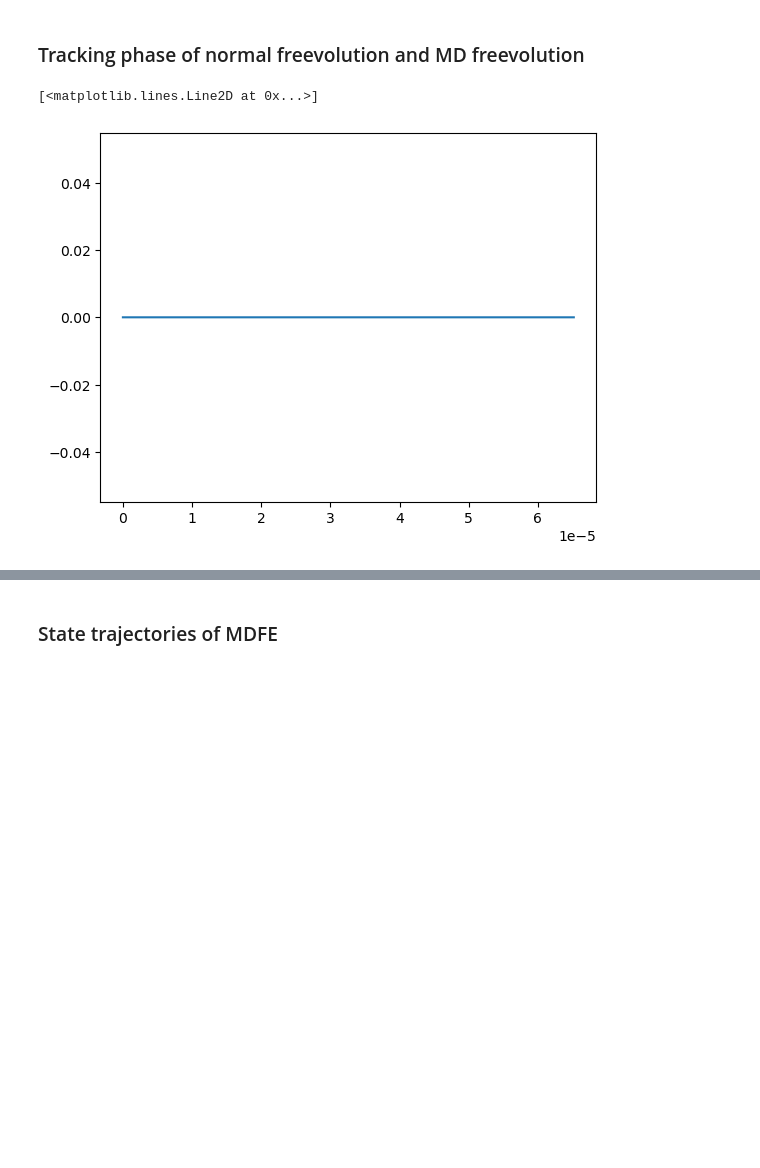
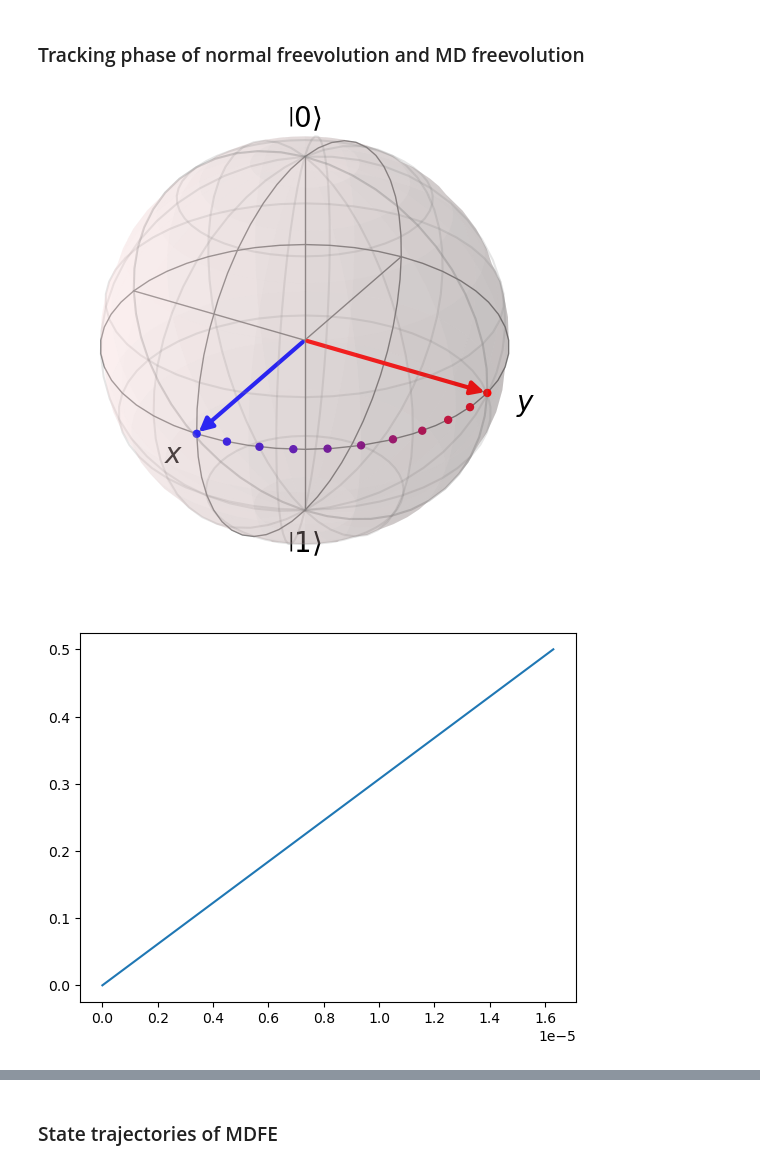
Before and after one commit to tr2g20/simulations, a Jupyter notebook: MDFE_testing.ipynb, the cells around one changed output, grey strips where cells are left out. Drawn from its saved outputs; the diff is of its cells as text; code cells hidden in the pictures; blank space fills up the shorter version.

```diff
--- a/MDFE_testing.ipynb
+++ b/MDFE_testing.ipynb
@@ -13,42 +13,50 @@ p_min = -1
 p_max = 2
 basis = np.arange(p_min, p_max + 1)
 
-rabi_freq = 2*pi*10000000
+rabi_freq = 2*pi*100
 rabi_time = 2*pi/rabi_freq
 
-time_steps = 1
-durations = np.linspace(0e-6, 2*pi/dR, 10000)
+time_steps = 10
+durations = np.linspace(0e-6, pi/(2*dR), 1000)
 atom_phases = np.zeros(len(durations))
 
 initial_state = np.zeros(shape=len(basis), dtype=np.complex128)
 initial_state[1] = 1
 initial_state[2] = 1
 initial_state = initial_state/ np.linalg.norm(initial_state)
 
 
 
 for i in range(len(durations)):
     mom_dependent_free_evolution = PulseSequence()
 
-    freevolve = FreeEvolution(laser_det=np.full(time_steps, dR), duration=durations[i])
-
-    mom_dependent_free_evolution.add_pulses(freevolve)
+    freevolve = FreeEvolution(laser_det=np.full(time_steps, 0), duration=durations[i])
+    up_pulse = UpPulse(laser_det=np.full(time_steps, dR), phase=np.full(time_steps, pi/2), rabi_freq=np.full(time_steps, rabi_freq), duration=rabi_time/2)
+    mom_dependent_free_evolution.add_pulses([freevolve])
 
 
     wave_func, times = simulate_pulses_single_atom(pulse_seq= mom_dependent_free_evolution, basis= basis, initial_state= initial_state, d_shift= 0)
 
     # probs = np.abs(wave_func)**2
 
     # fig, ax = plt.subplots()
 
     atom_phases[i] = (np.angle(wave_func[-1,2]) - np.angle(wave_func[-1,1])) % (2*np.pi)
 
 plt.plot(durations, atom_phases/pi)
 
 
 # plot_state_trajectories(ax=ax, wavefunc=probs, time_array=times, basis=basis)
+fig, ax = plt.subplots()
 
+# atom_phases[i] = (np.angle(wave_func[-1,3]) - np.angle(wave_func[-1,2])) % (2*np.pi)
+
+# plt.plot(durations, atom_phases/pi)
+# plt.ylim(0,2)
+
+plot_state_trajectories(ax=ax, wavefunc=np.abs(wave_func)**2, time_array=times, basis=basis)
+plot_bloch(wave_func=wave_func[:,1:3])
 # plt.show()
 # %% [output]
-[<matplotlib.lines.Line2D at 0x...>]
-[figure, old version]
+[figure, new version]
+[figure, added]
```
Also changed, not shown: parts of 6 cells of this notebook, 5 other files.
